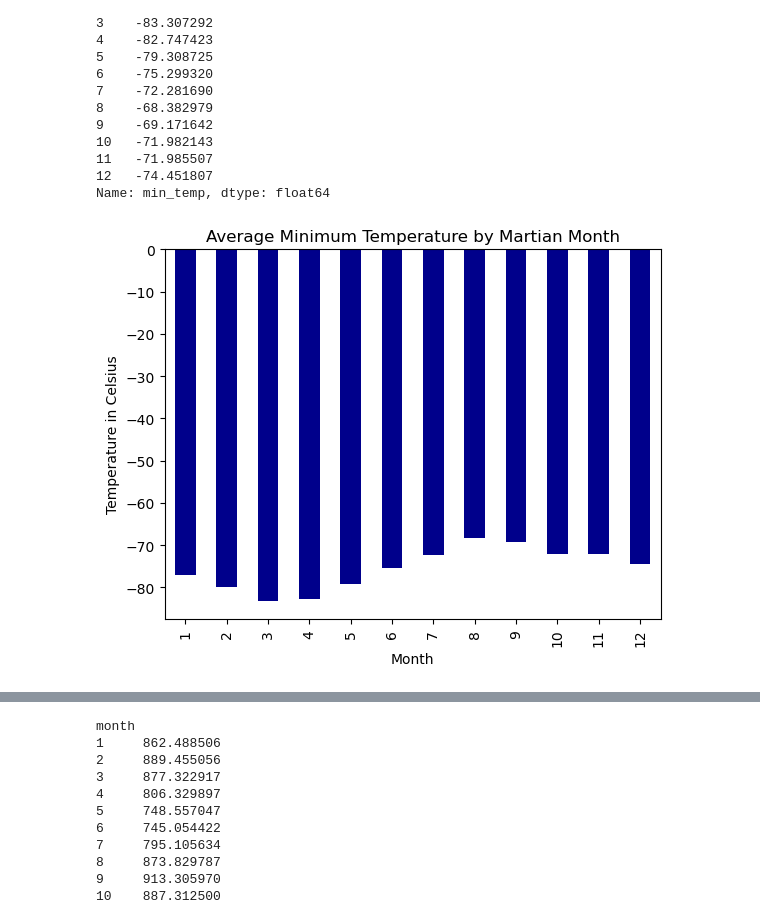
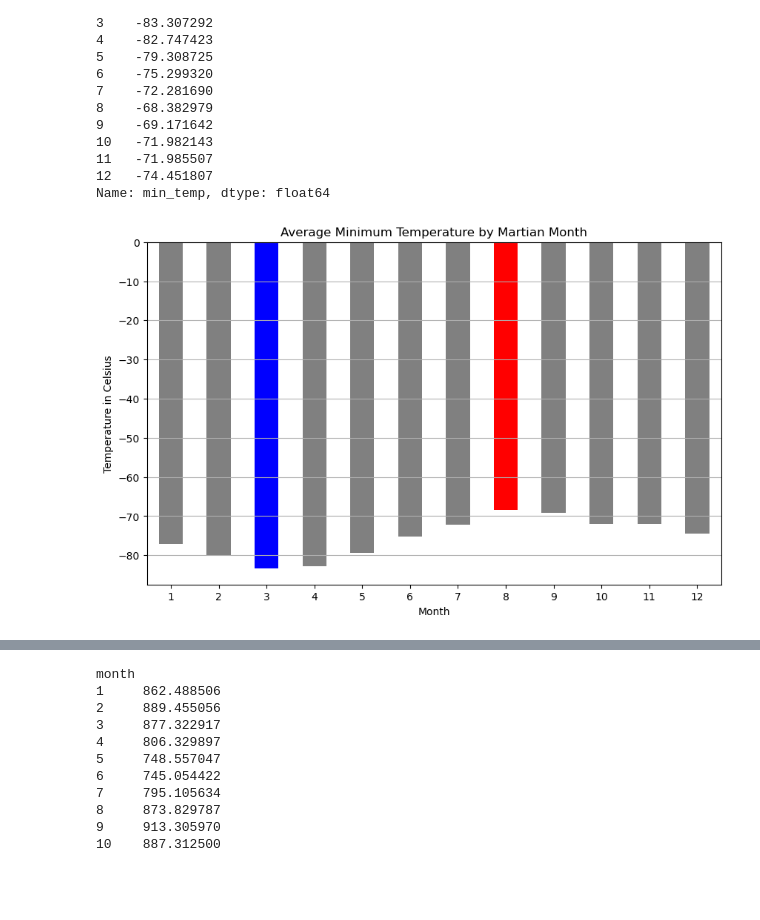
Before and after one commit to NidaB-C/web_scraping_challenge, a Jupyter notebook: part_2_mars_weather.ipynb, the cells around one changed output, grey strips where cells are left out. Drawn from its saved outputs; the diff is of its cells as text; code cells hidden in the pictures; blank space fills up the shorter version.

Commit message:
Update to legends

```diff
--- a/part_2_mars_weather.ipynb
+++ b/part_2_mars_weather.ipynb
@@ -171,9 +171,17 @@ month
 Name: min_temp, dtype: float64
 # %%
 # Plot the average temperature by month
-avg_temp_by_month.plot(kind='bar', title='Average Minimum Temperature by Martian Month', color='darkblue')
-plt.xlabel('Month')
-plt.ylabel('Temperature in Celsius')
+
+# Identify the coldest and hottest months
+coldest_month = avg_temp_by_month.idxmin()
+hottest_month = avg_temp_by_month.idxmax()
+
+colors = ['blue' if month == coldest_month else 'red' if month == hottest_month else 'gray' for month in avg_temp_by_month.index]
+ax = avg_temp_by_month.plot(kind='bar', color=colors, title='Average Minimum Temperature by Martian Month', figsize=(10, 6))
+ax.set_xlabel('Month')
+ax.set_ylabel('Temperature in Celsius')
+ax.set_xticklabels(avg_temp_by_month.index, rotation=0)
+ax.grid(axis='y')
 plt.show()
 # %% [output]
-[figure, old version]
+[figure, new version]
```
Also changed, not shown: parts of 4 cells of this notebook, 1 other file.
